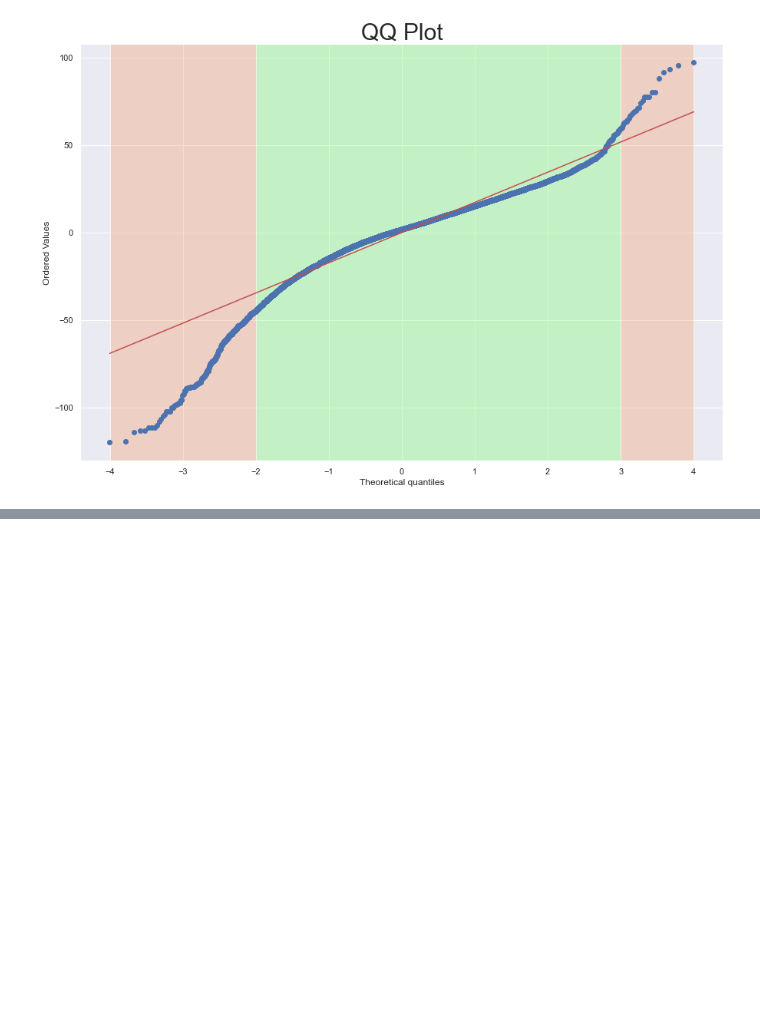
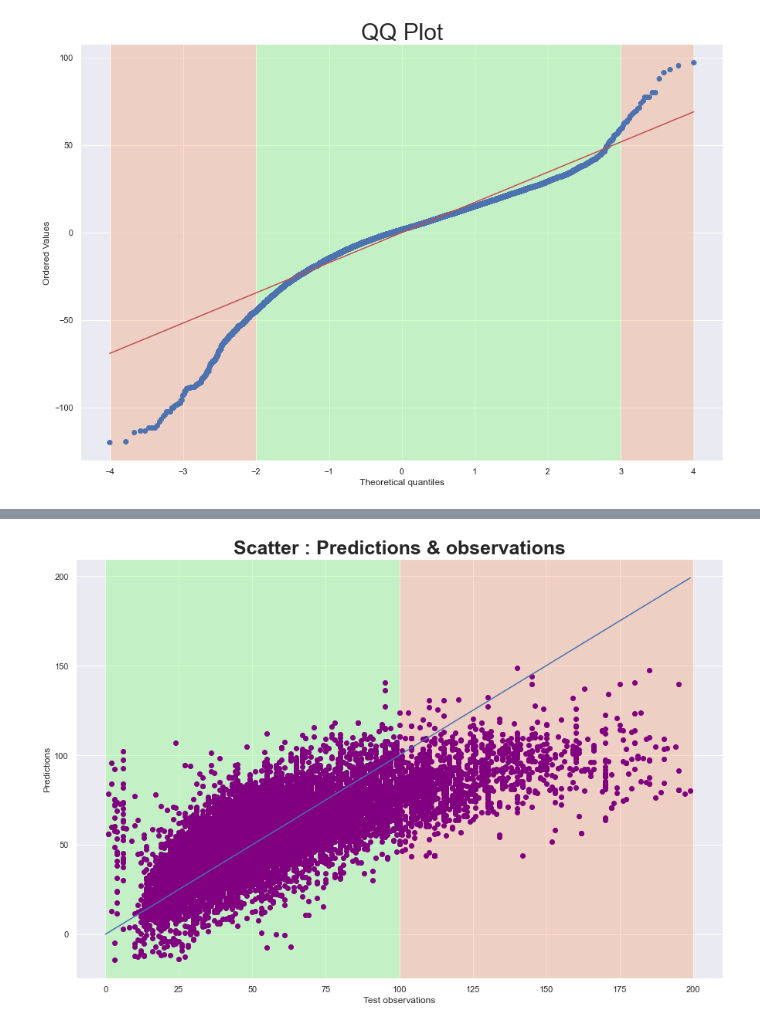
Before and after one commit to ABizCho/py_machineLearning, a Jupyter notebook: Assignment_Group/ML_group_project/ML_groupPJ_sub2_Linear_Final.ipynb, the cells around one changed output, grey strips where cells are left out. Saved outputs shown, nothing was run; the diff lists cells and outputs as text; code cells hidden in the pictures; blank space fills up the shorter version.

```diff
--- a/Assignment_Group/ML_group_project/ML_groupPJ_sub2_Linear_Final.ipynb
+++ b/Assignment_Group/ML_group_project/ML_groupPJ_sub2_Linear_Final.ipynb
@@ -302,0 +827,18 @@ Text(0.5, 1.0, 'QQ Plot')
+# %%
+
+fig = plt.figure(figsize=(15,10))
+
+ax1 = fig.add_subplot(1,1,1)
+
+## axes2
+ax1.axvspan(0, 100, facecolor='#6cff5c', alpha=0.3)
+ax1.axvspan(100, 200, facecolor='#f79159', alpha=0.3)
+
+plt.scatter(x=y_test2,y=predictions2, c='purple')
+plt.plot(range(200), range(200))
+plt.title('Scatter : Predictions & observations',fontsize=25,fontweight='bold')
+plt.xlabel('Test observations')
+plt.ylabel('Predictions')
+plt.show()
+# %% [output]
+[figure, added]
```
Also changed, not shown: parts of 35 cells of this notebook, 5 other files.
